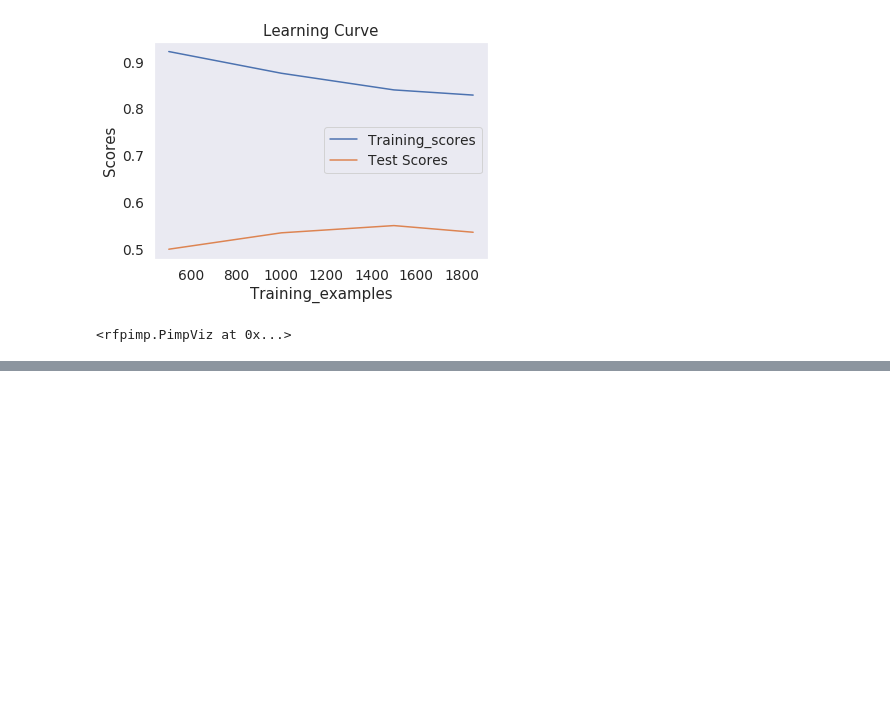
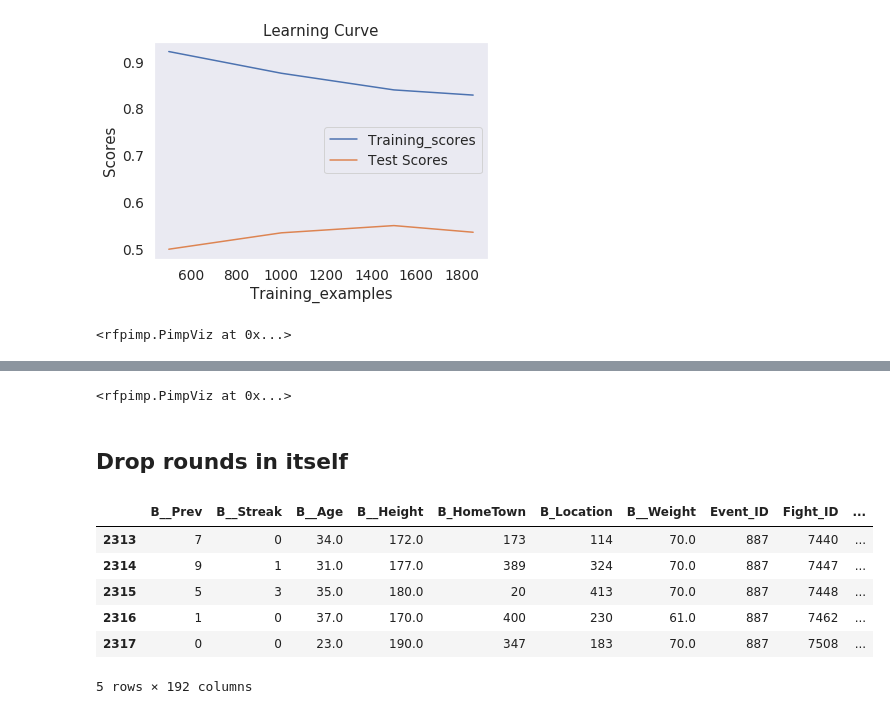
Before and after one commit to Hitkul/UFC_Fight_Prediction, a Jupyter notebook: UFC.ipynb, the cells around one changed output, grey strips where cells are left out. Cells and saved outputs as stored; diff of their text form; code cells hidden in the pictures; blank space fills up the shorter version.

```diff
--- a/UFC.ipynb
+++ b/UFC.ipynb
@@ -278,0 +299,6 @@ plot_importances(top_10_stock_features)
+# %%
+plot_importances(top_10_threeround_features)
+# %% [output]
+<rfpimp.PimpViz at 0x...>
+# %% [markdown]
+## Drop rounds in itself
@@ -278,0 +324,10 @@ plot_importances(top_10_stock_features)
+# %%
+fight_data.tail()
+# %% [output]
+|  | B__Prev | B__Streak | B__Age | B__Height | B_HomeTown | B_Location | B__Weight | Event_ID | Fight_ID | ... |
+| 2313 | 7 | 0 | 34.0 | 172.0 | 173 | 114 | 70.0 | 887 | 7440 | ... |
+| 2314 | 9 | 1 | 31.0 | 177.0 | 389 | 324 | 70.0 | 887 | 7447 | ... |
+| 2315 | 5 | 3 | 35.0 | 180.0 | 20 | 413 | 70.0 | 887 | 7448 | ... |
+| 2316 | 1 | 0 | 37.0 | 170.0 | 400 | 230 | 61.0 | 887 | 7462 | ... |
+| 2317 | 0 | 0 | 23.0 | 190.0 | 347 | 183 | 70.0 | 887 | 7508 | ... |
+5 rows × 192 columns
```
Also changed, not shown: parts of 15 cells of this notebook.
